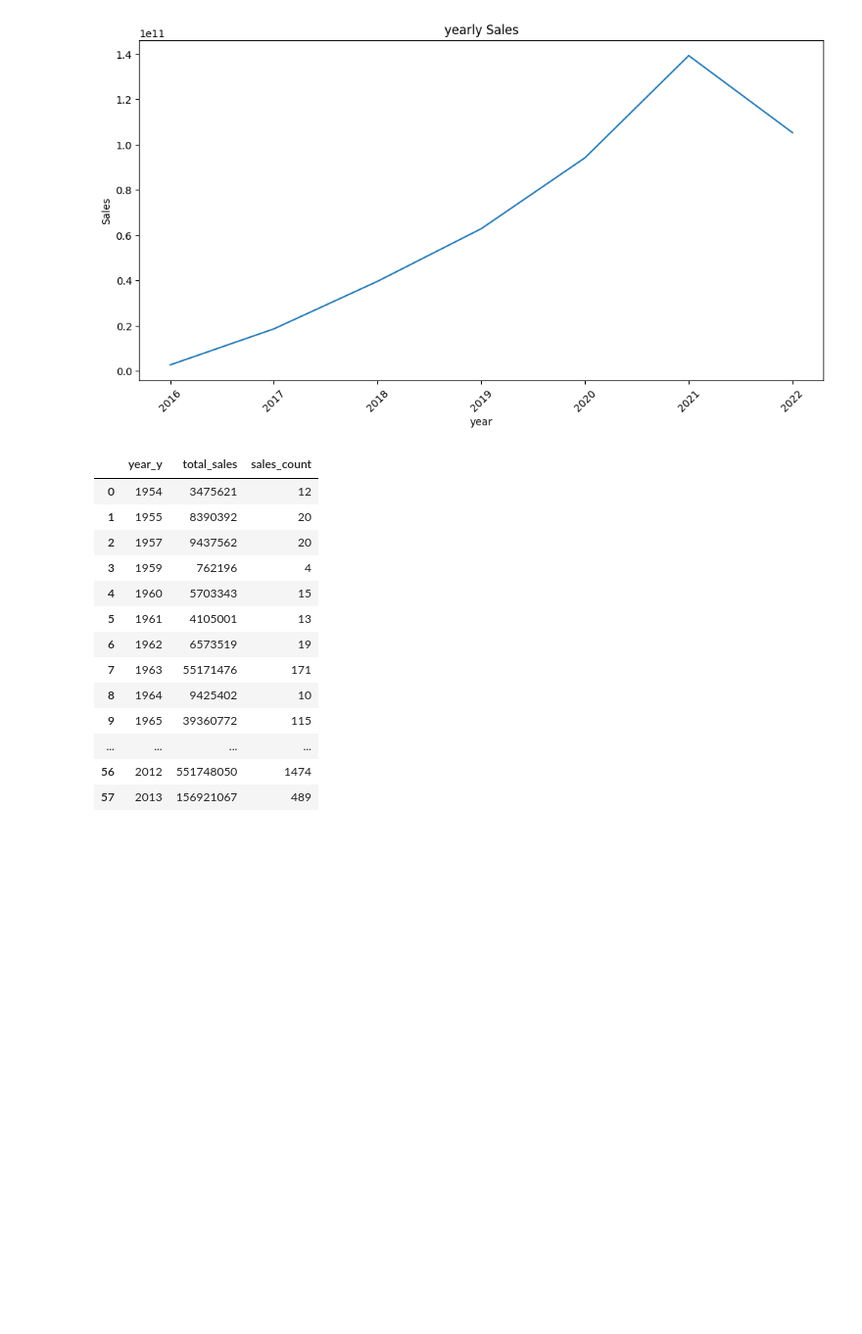
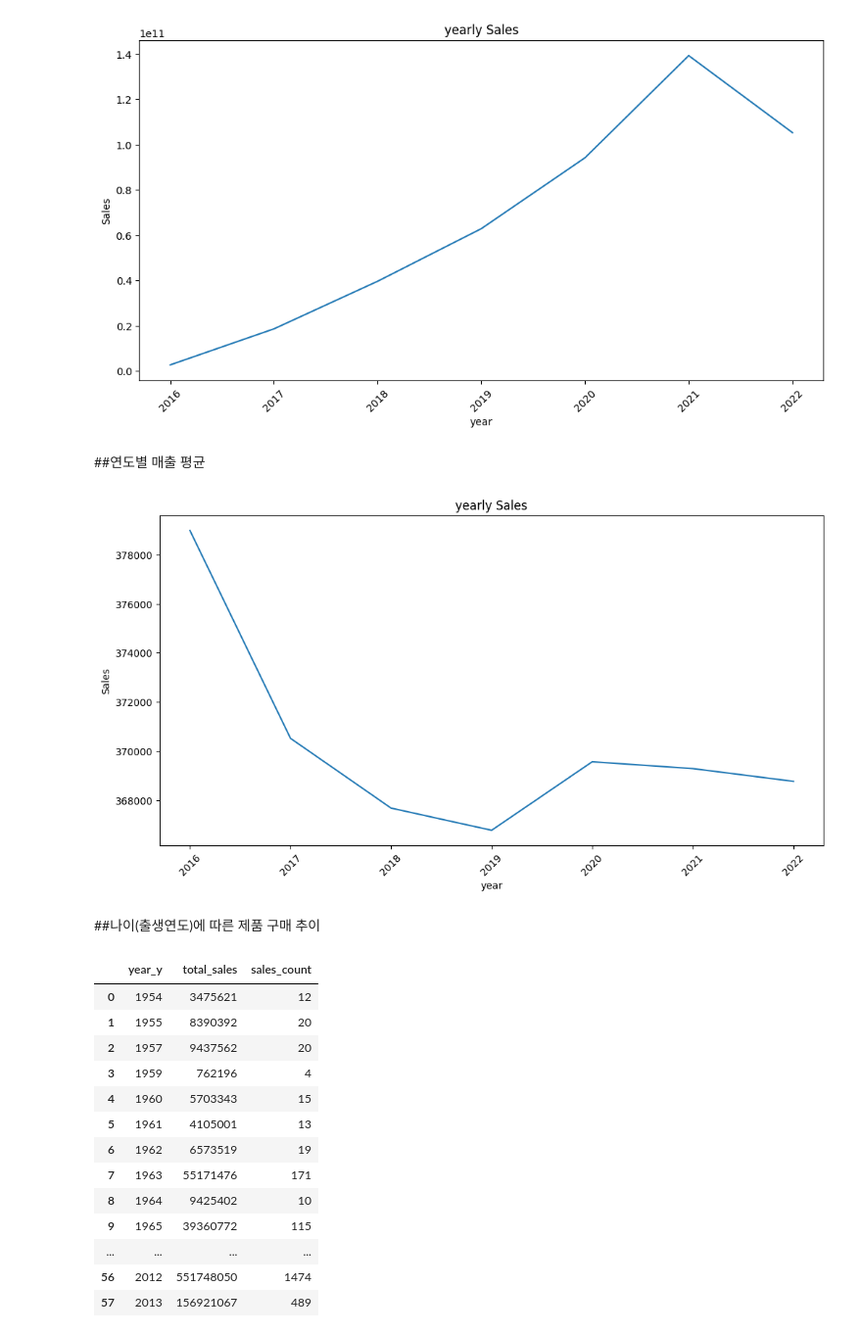
Before and after one commit to NARAEIM/tp2-da, a Jupyter notebook: tp2_da_imnarae.ipynb, the cells around one changed output. Shown at 98% size. Drawn from its saved outputs; the diff is of its cells as text; code cells hidden in the pictures; blank space fills up the shorter version.

```diff
--- a/tp2_da_imnarae.ipynb
+++ b/tp2_da_imnarae.ipynb
@@ -628,6 +685,36 @@ plt.xticks(rotation=45)
 plt.show()
 # %% [output]
 [figure]
+# %% [markdown]
+##연도별 매출 평균
+# %%
+# 연도별 매출 평균
+
+# 'created_at' 컬럼 datetime 변환
+transation_df['created_at'] = pd.to_datetime(transation_df['created_at'])
+
+# 연도 추출
+transation_df['year'] = transation_df['created_at'].dt.to_period('Y')
+
+# 각 상품 매출액
+transation_df['sales'] = transation_df['item_price'] * transation_df['quantity']
+
+# 연도별 매출액 평균
+yearly_sales = transation_df.groupby('year')['sales'].mean().reset_index()
+yearly_sales
+
+# 그래프로 시각화
+plt.figure(figsize=(12, 6))
+plt.plot(yearly_sales['year'].astype(str), yearly_sales['sales'])
+plt.xlabel('year')
+plt.ylabel('Sales')
+plt.title('yearly Sales')
+plt.xticks(rotation=45)
+plt.show()
+# %% [output]
+[figure, added]
+# %% [markdown]
+##나이(출생연도)에 따른 제품 구매 추이
 # %%
 pd.set_option('display.max_rows', None)
 # %%
```
Also changed, not shown: parts of 22 cells of this notebook.
